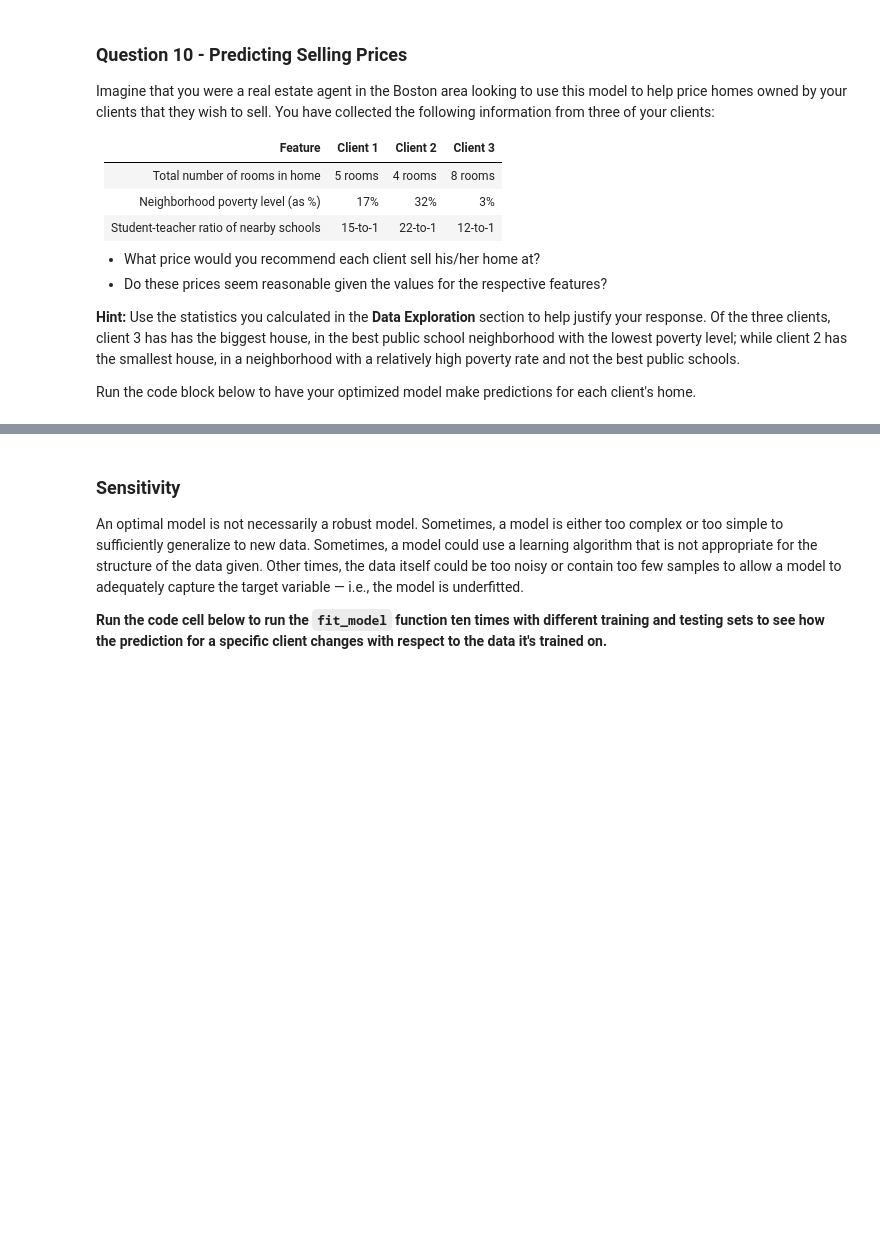
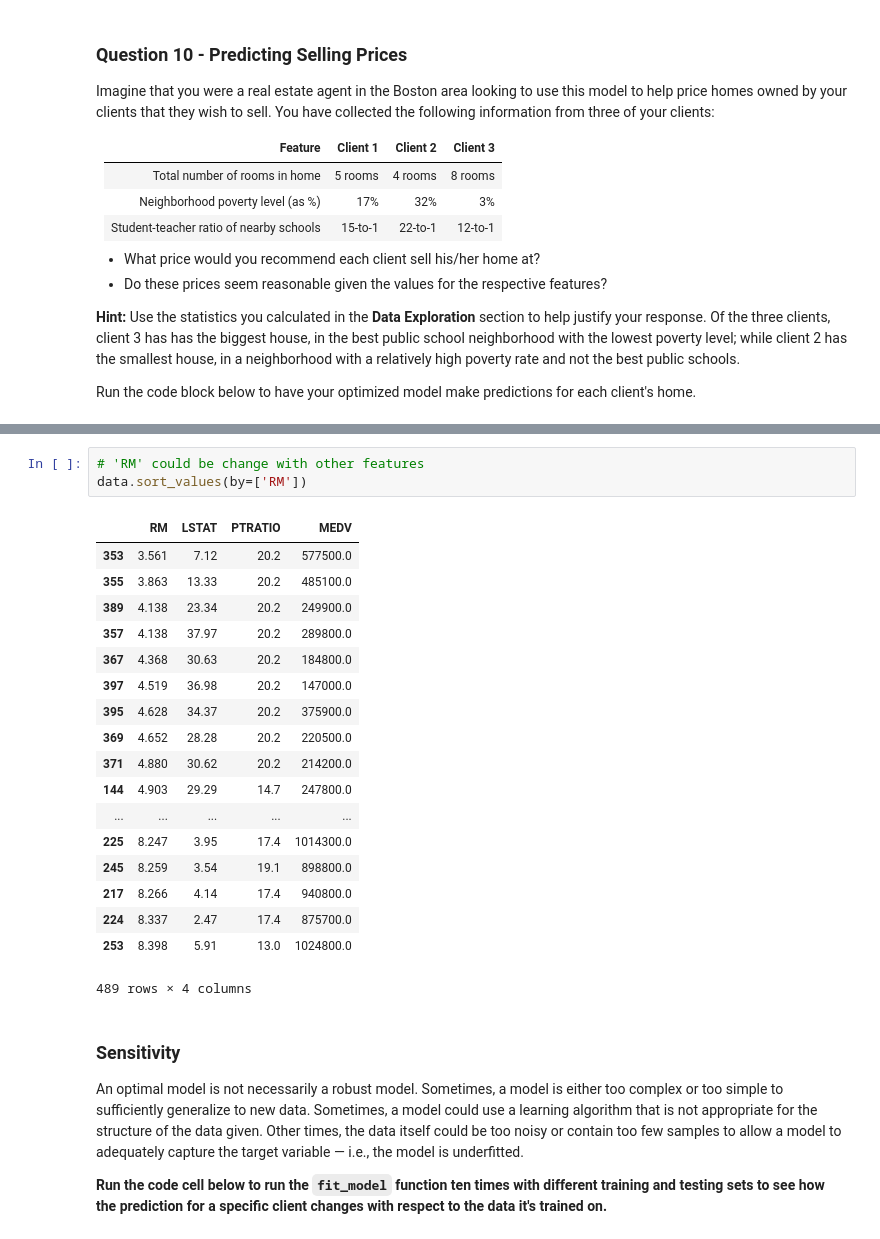
Before and after one commit to carlosmertens/Boston-Housing, a Jupyter notebook: boston_housing.ipynb, the cells around one changed output, grey strips where cells are left out. Saved outputs shown, nothing was run; the diff lists cells and outputs as text; blank space fills up the shorter version.

```diff
--- a/boston_housing.ipynb
+++ b/boston_housing.ipynb
@@ -399,3 +415,25 @@ for i, price in enumerate(reg.predict(client_data)):
+# %%
+# 'RM' could be change with other features
+data.sort_values(by=['RM'])
+# %% [output]
+|  | RM | LSTAT | PTRATIO | MEDV |
+| 353 | 3.561 | 7.12 | 20.2 | 577500.0 |
+| 355 | 3.863 | 13.33 | 20.2 | 485100.0 |
+| 389 | 4.138 | 23.34 | 20.2 | 249900.0 |
+| 357 | 4.138 | 37.97 | 20.2 | 289800.0 |
+| 367 | 4.368 | 30.63 | 20.2 | 184800.0 |
+| 397 | 4.519 | 36.98 | 20.2 | 147000.0 |
+| 395 | 4.628 | 34.37 | 20.2 | 375900.0 |
+| 369 | 4.652 | 28.28 | 20.2 | 220500.0 |
+| 371 | 4.880 | 30.62 | 20.2 | 214200.0 |
+| 144 | 4.903 | 29.29 | 14.7 | 247800.0 |
+| ... | ... | ... | ... | ... |
+| 225 | 8.247 | 3.95 | 17.4 | 1014300.0 |
+| 245 | 8.259 | 3.54 | 19.1 | 898800.0 |
+| 217 | 8.266 | 4.14 | 17.4 | 940800.0 |
+| 224 | 8.337 | 2.47 | 17.4 | 875700.0 |
+| 253 | 8.398 | 5.91 | 13.0 | 1024800.0 |
+489 rows × 4 columns
 # %% [markdown]
 ### Sensitivity
 An optimal model is not necessarily a robust model. Sometimes, a model is either too complex or too simple to sufficiently generalize to new data. Sometimes, a model could use a learning algorithm that is not appropriate for the structure of the data given. Other times, the data itself could be too noisy or contain too few samples to allow a model to adequately capture the target variable — i.e., the model is underfitted.
```
Also changed, not shown: parts of 3 cells of this notebook.
